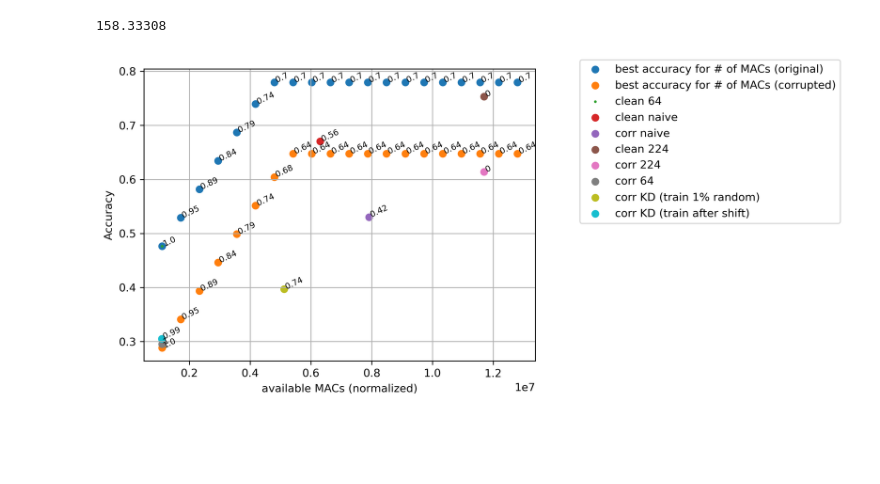
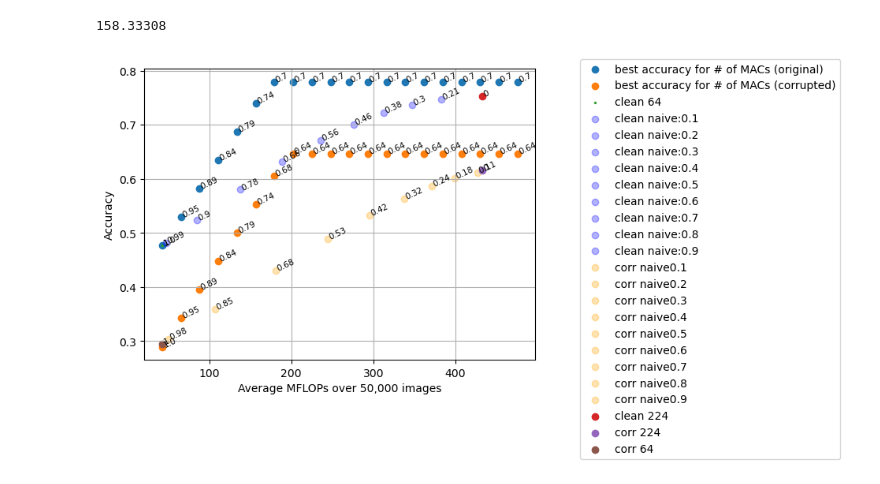
Before and after one commit to Geffen-Cooper/continual_learning_playground, a Jupyter notebook: src/test_time_kd/test_corruptions.ipynb, the cells around one changed output. Saved outputs shown, nothing was run; the diff lists cells and outputs as text; code cells hidden in the pictures; blank space fills up the shorter version.

Commit message:
better idea of FLOP count for different policies

```diff
--- a/src/test_time_kd/test_corruptions.ipynb
+++ b/src/test_time_kd/test_corruptions.ipynb
@@ -1168,8 +1239,8 @@ for o in ops:
 accs2 = [acc/50000 for acc in accs]
 corr_accs2 = [acc/50000 for acc in corr_accs]
 fig,ax1 = plt.subplots()
-ax1.scatter(ops/max_ops,accs2,label="best accuracy for # of MACs (original dataset)")
-ax1.scatter(ops/max_ops,corr_accs2,label="best accuracy for # of MACs (shifted dataset)")
+ax1.scatter(ops,accs2,label="best accuracy for # of MACs (original dataset)")
+ax1.scatter(ops,corr_accs2,label="best accuracy for # of MACs (shifted dataset)")
 # plt.scatter(clean_naive_efficiency[-1],clean_naive_online_acc[-1],label="naive",s=6)
 # plt.scatter(clean_oracle_efficiency[-1],clean_oracle_acc[-1],label="oracle",s=6)
 # plt.scatter(clean_online_efficiency[-1],clean_online_acc[-1],label="224",s=6)
@@ -1181,6 +1252,6 @@ ax1.legend()
 effs2 = [round(eff,2) for eff in effs]
 corr_effs2 = [round(corr_eff,2) for corr_eff in corr_effs]
 for i, txt in enumerate(effs2):
-    ax1.annotate(txt, ((ops/max_ops)[i], accs2[i]),rotation=25, size=7.5)
-    ax1.annotate(corr_effs2[i], ((ops/max_ops)[i], corr_accs2[i]),rotation=25, size=7.5)
+    ax1.annotate(txt, ((ops)[i], accs2[i]),rotation=25, size=7.5)
+    ax1.annotate(corr_effs2[i], ((ops)[i], corr_accs2[i]),rotation=25, size=7.5)
 # %% [output]
@@ -1906,13 +1984,13 @@ for sample_idx in tqdm(rand_order):
     # conf64 = torch.nn.Softmax()(out64).max().item()
     # print(conf64)
     # if conf64 < 0.50:
-    if (corr_img_count > 0) and (((corr_img_count % grad_accum) == 0) and (corr_img_count < grad_accum*16)):
-        print("train oracle:",corr_img_count)
+    if (corr_img_count > 0) and (((corr_img_count % grad_accum) == 0) and (corr_img_count < grad_accum*128)):
+        # print("train oracle:",corr_img_count)
         train_on_o = True
 
     # if not currently training, then start training for grad_accum iterations
-    if (not train_on) and (torch.rand(1) > 0.90):#corr_img_count >= 1 and corr_img_count <= 64:#torch.rand(1) > 0.9 and num_imgs-1 > 1999:
-        train_on = True
+    # if (not train_on) and (torch.rand(1) > 0.90):#corr_img_count >= 1 and corr_img_count <= 64:#torch.rand(1) > 0.9 and num_imgs-1 > 1999:
+    #     train_on = True
         # print("turn rain on")
 
     # training is currently on
@@ -1998,7 +2076,7 @@ for sample_idx in tqdm(rand_order):
         # class_means[pred,:] = 0.8*(class_means[pred,:] + model64_emb)/class_counts[pred] + 0.2*model_emb
 
 
-        corr_num_choose_big_KD += 1
+        corr_num_choose_big_KD_o += 1
         # if was underconfident
         # if res64:
         #     corr_num_wrong_decisions_KD += 1
@@ -2213,40 +2209,45 @@ corr_naive_ops[-1]
 # %%
 accs2 = [acc/50000 for acc in accs]
 corr_accs2 = [acc/50000 for acc in corr_accs]
 fig,ax1 = plt.subplots()
 ax1.scatter(ops,accs2,label="best accuracy for # of MACs (original)")
 ax1.scatter(ops,corr_accs2,label="best accuracy for # of MACs (corrupted)")
 ax1.scatter(clean_online_ops64[-1]*50000,clean_online_acc64[-1],label = "clean 64",s=2)
 ax1.annotate(round(clean_online_efficiency64[-1],2),(clean_online_ops64[-1]*50000,clean_online_acc64[-1]),rotation=25, size=7.5)
-ax1.scatter(clean_naive_ops[-1]*50000,clean_naive_online_acc[-1],label = "clean naive")
-ax1.annotate(round(clean_naive_efficiency[-1],2),(clean_naive_ops[-1]*50000,clean_naive_online_acc[-1]),rotation=25, size=7.5)
-ax1.scatter(corr_naive_ops[-1]*50000,corr_naive_online_acc[-1],label = "corr naive")
-ax1.annotate(round(corr_naive_efficiency[-1],2),(corr_naive_ops[-1]*50000,corr_naive_online_acc[-1]),rotation=25, size=7.5)
+for i,p in enumerate(policies):
+    ax1.scatter(clean_naive_ops[i][-1]*50000,clean_naive_online_acc[i][-1],label = "clean naive:"+str(p),c="blue",alpha=0.3)
+    ax1.annotate(round(clean_naive_efficiency[i][-1],2),(clean_naive_ops[i][-1]*50000,clean_naive_online_acc[i][-1]),rotation=25, size=7.5)
+for i,p in enumerate(corr_policies):
+    ax1.scatter(corr_naive_ops[i][-1]*50000,corr_naive_online_acc[i][-1],label = "corr naive"+str(p),c="orange",alpha=0.3)
+    ax1.annotate(round(corr_naive_efficiency[i][-1],2),(corr_naive_ops[i][-1]*50000,corr_naive_online_acc[i][-1]),rotation=25, size=7.5)
 ax1.scatter(clean_online_ops[-1]*50000,clean_online_acc[-1],label = "clean 224")
 ax1.annotate(round(clean_online_efficiency[-1],2),(clean_online_ops[-1]*50000,clean_online_acc[-1]),rotation=25, size=7.5)
 ax1.scatter(corr_online_ops[-1]*50000,corr_online_acc[-1],label = "corr 224")
 ax1.annotate(round(corr_online_efficiency[-1],2),(corr_online_ops[-1]*50000,corr_online_acc[-1]),rotation=25, size=7.5)
 ax1.scatter(corr_online_ops64[-1]*50000,corr_online_acc64[-1],label = "corr 64")
 ax1.annotate(round(corr_online_efficiency64[-1],2),(corr_online_ops64[-1]*50000,corr_online_acc64[-1]),rotation=25, size=7.5)
-ax1.scatter(corr_online_ops_KD[-1]*50000,corr_online_acc_KD[-1],label = "corr KD (train 1% random)")
-ax1.annotate(round(corr_online_efficiency_KD[-1],2),(corr_online_ops_KD[-1]*50000,corr_online_acc_KD[-1]),rotation=25, size=7.5)
-ax1.scatter(corr_online_ops_KD_o[-1]*50000,corr_online_acc_KD_o[-1],label = "corr KD (train after shift)")
-ax1.annotate(round(corr_online_efficiency_KD_o[-1],2),(corr_online_ops_KD_o[-1]*50000,corr_online_acc_KD_o[-1]),rotation=25, size=7.5)
+# ax1.scatter(corr_online_ops_KD[-1]*50000,corr_online_acc_KD[-1],label = "corr KD (train 1% random)")
+# ax1.annotate(round(corr_online_efficiency_KD[-1],2),(corr_online_ops_KD[-1]*50000,corr_online_acc_KD[-1]),rotation=25, size=7.5)
+# ax1.scatter(corr_online_ops_KD_o[-1]*50000,corr_online_acc_KD_o[-1],label = "corr KD (train after shift)")
+# ax1.annotate(round(corr_online_efficiency_KD_o[-1],2),(corr_online_ops_KD_o[-1]*50000,corr_online_acc_KD_o[-1]),rotation=25, size=7.5)
 # ax1.scatter(clean_naive_ops)
 # ax1.scatter(clean_naive_ops)
 # plt.scatter(clean_naive_efficiency[-1],clean_naive_online_acc[-1],label="naive",s=6)
 # plt.scatter(clean_oracle_efficiency[-1],clean_oracle_acc[-1],label="oracle",s=6)
 # plt.scatter(clean_online_efficiency[-1],clean_online_acc[-1],label="224",s=6)
 # plt.scatter(clean_online_efficiency64[-1],clean_online_acc64[-1],label="64",s=6,c='y')
 ax1.grid()
-ax1.set_xlabel("available MACs (normalized)")
+ax1.set_xlabel("Average MFLOPs over 50,000 images")
 ax1.set_ylabel("Accuracy")
 ax1.legend(bbox_to_anchor=(1.1, 1.05))
 # ax1.set_ylim([0,1])
 effs2 = [round(eff,2) for eff in effs]
 corr_effs2 = [round(corr_eff,2) for corr_eff in corr_effs]
 for i, txt in enumerate(effs2):
     ax1.annotate(txt, ((ops)[i], accs2[i]),rotation=25, size=7.5)
     ax1.annotate(corr_effs2[i], ((ops)[i], corr_accs2[i]),rotation=25, size=7.5)
+import matplotlib.ticker as ticker
+ticks = ticker.FuncFormatter(lambda x, pos: '{0:g}'.format(x*1e-6/50000))
+ax1.xaxis.set_major_formatter(ticks)
 # %% [output]
-[figure, old version]
+[figure, new version]
```
Also changed, not shown: parts of 12 cells of this notebook, 1 other file.
